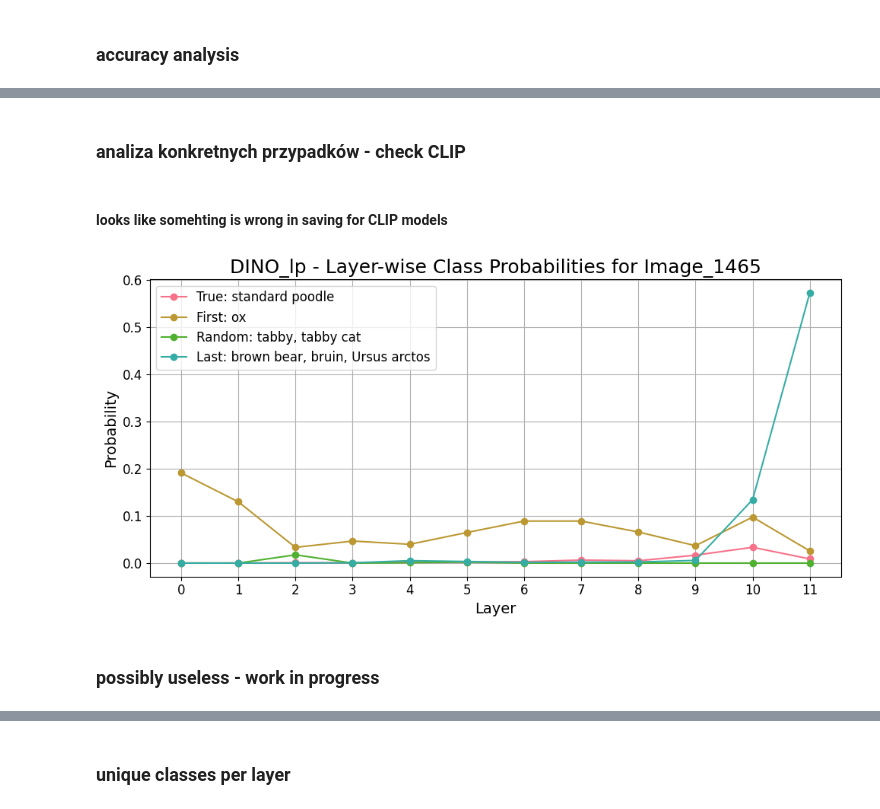
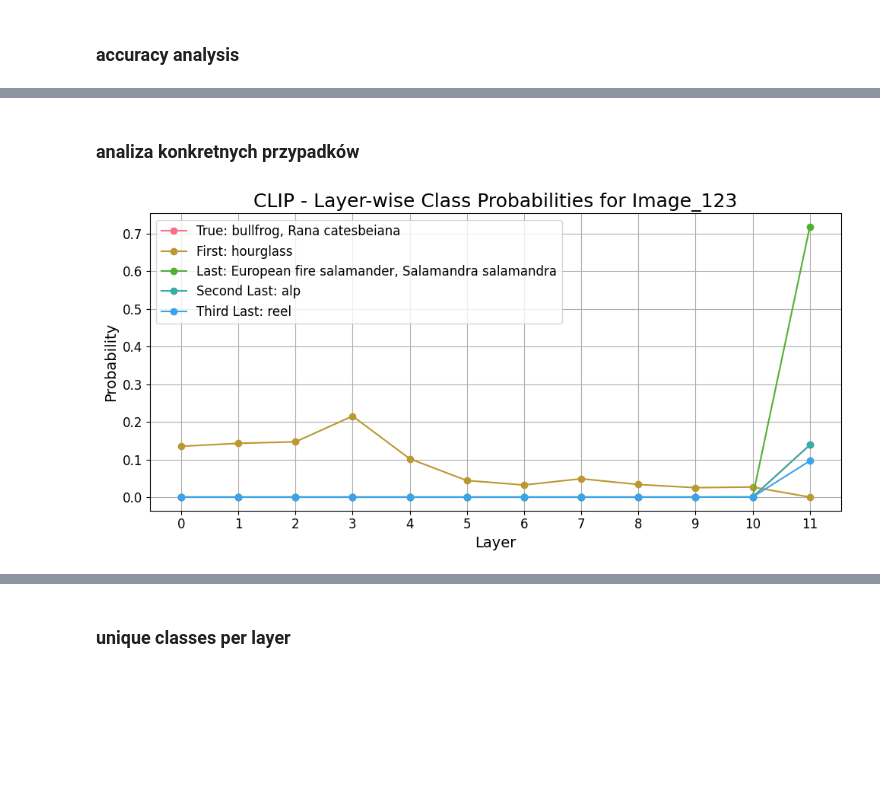
Before and after one commit to kaminskaz/wb-projekt, a Jupyter notebook: notebooks/results_analysis.ipynb, the cells around one changed output, grey strips where cells are left out. Cells and saved outputs as stored; diff of their text form; code cells hidden in the pictures; blank space fills up the shorter version.

```diff
--- a/notebooks/results_analysis.ipynb
+++ b/notebooks/results_analysis.ipynb
@@ -709,5 +729,5 @@ calculate_accuracy_of_model("logit_lens_results/DINO_lp/last_layer_top_class_pro
 # %% [markdown]
-### analiza konkretnych przypadków - check CLIP
+### analiza konkretnych przypadków
 # %%
 import pandas as pd
 import matplotlib.pyplot as plt
@@ -722,7 +742,8 @@ def plot_probabilities_for_image(image_id, folder_path):
         'true': 'true_class_probs.csv',
         'first': 'first_top_class_probs.csv',
         'last': 'last_layer_top_class_probs.csv',
-        'random': 'random_class_probs.csv',
+        'second':'second_last_layer_top_class_probs.csv',
+        'third':'third_last_layer_top_class_probs.csv'
     }
 
     # Load DataFrames
@@ -732,7 +753,8 @@ def plot_probabilities_for_image(image_id, folder_path):
     true_row = dfs['true'].query("Image == @image_id").iloc[0]
     first_row = dfs['first'].query("Image == @image_id").iloc[0]
     last_row = dfs['last'].query("Image == @image_id").iloc[0]
-    random_row = dfs['random'].query("Image == @image_id").iloc[0]
+    second_row = dfs['second'].query("Image == @image_id").iloc[0]
+    third_row = dfs['third'].query("Image == @image_id").iloc[0]
 
     # Get layer columns
     layer_cols = [col for col in dfs['true'].columns if col.startswith("layer_")]
@@ -740,13 +762,19 @@ def plot_probabilities_for_image(image_id, folder_path):
 
     # Build plot data
     plot_data = {
-        f"True: {true_row['True_Label']}": true_row[layer_cols].astype(float).values,
-        f"First: {first_row['First_Top1_Label']}": first_row[layer_cols].astype(float).values,
-        f"Random: {random_row['Random_Label']}": random_row[layer_cols].astype(float).values
+        f"True: {true_row['True_Label']}": true_row[layer_cols].astype(float).values
     }
+    if first_row['First_Top1_Label'] != true_row['True_Label']:
+        plot_data[f"First: {first_row['First_Top1_Label']}"] = first_row[layer_cols].astype(float).values
 
     if last_row['Last_Top1_Label'] != true_row['True_Label']:
         plot_data[f"Last: {last_row['Last_Top1_Label']}"] = last_row[layer_cols].astype(float).values
+
+    if second_row['Second_Last_Top1_Label'] != true_row['True_Label']:
+        plot_data[f"Second Last: {second_row['Second_Last_Top1_Label']}"] = second_row[layer_cols].astype(float).values
+
+    if third_row['Third_Last_Top1_Label'] != true_row['True_Label']:
+        plot_data[f"Third Last: {third_row['Third_Last_Top1_Label']}"] = third_row[layer_cols].astype(float).values
 
     # Plotting
     plt.figure(figsize=(10, 5))
@@ -762,11 +790,7 @@ def plot_probabilities_for_image(image_id, folder_path):
     plt.legend(fontsize=12)
     plt.tight_layout()
     plt.show()
-# %% [markdown]
-#### looks like somehting is wrong in saving for CLIP models
 # %%
-plot_probabilities_for_image('Image_1465', 'logit_lens_results/DINO_lp')
+plot_probabilities_for_image('Image_123', 'logit_lens_results/CLIP')
 # %% [output]
-[figure, old version]
+[figure, new version]
-# %% [markdown]
-### possibly useless - work in progress
```
Also changed, not shown: parts of 16 cells of this notebook.
